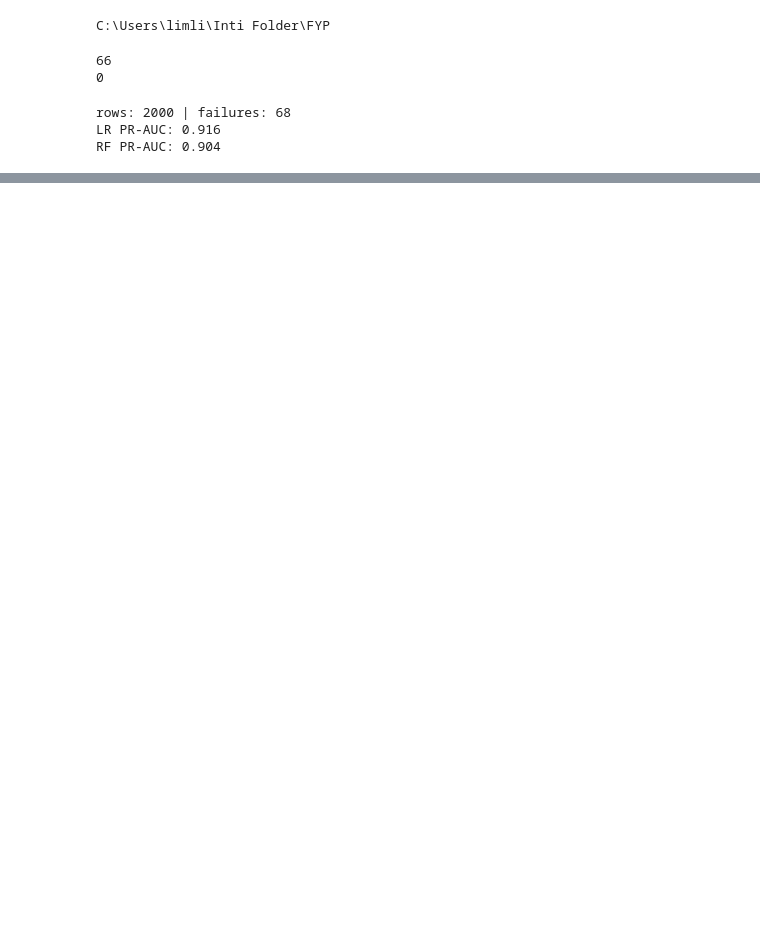
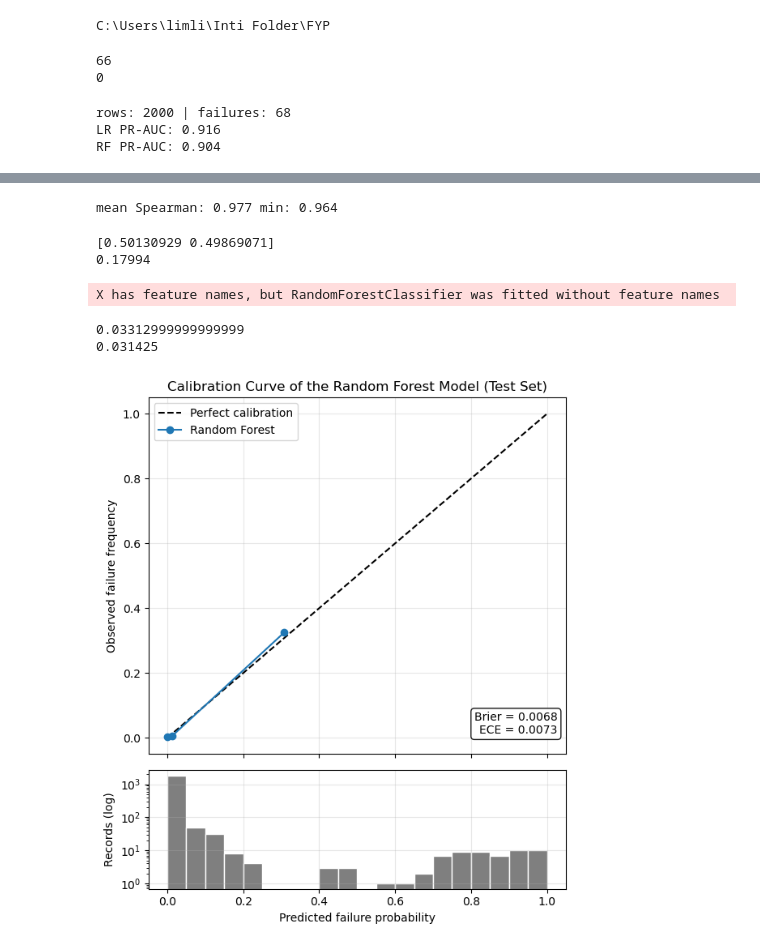
Before and after one commit to LimLinXuan/FYP-Predictive-Maintenance-System, a Jupyter notebook: AI pipeline development.ipynb, the cells around one changed output, grey strips where cells are left out. Drawn from its saved outputs; the diff is of its cells as text; code cells hidden in the pictures; blank space fills up the shorter version.

```diff
--- a/AI pipeline development.ipynb
+++ b/AI pipeline development.ipynb
@@ -1030,0 +1059,66 @@ RF PR-AUC: 0.904
+# %%
+import shap, numpy as np
+from scipy.stats import spearmanr
+from sklearn.ensemble import RandomForestClassifier
+
+imps = []
+for seed in [1, 2, 3, 4, 5]:
+    m = RandomForestClassifier(n_estimators=100, class_weight='balanced',
+                               random_state=seed).fit(X_train_scaled, y_train)
+    sv = shap.TreeExplainer(m).shap_values(X_test_scaled)
+    sv = sv[1] if isinstance(sv, list) else sv[:, :, 1]
+    imps.append(np.abs(sv).mean(axis=0))
+
+rho = [spearmanr(imps[i], imps[j])[0] for i in range(5) for j in range(i + 1, 5)]
+print("mean Spearman:", round(np.mean(rho), 3), "min:", round(np.min(rho), 3))
+# %% [output]
+mean Spearman: 0.977 min: 0.964
+# %%
+explainer = shap.TreeExplainer(rf)
+print(explainer.expected_value)        # 若約 0.5 → 上述解釋成立
+print(rf.predict_proba(X_train)[:,1].mean())   # 約 0.03
+# %% [output]
+[0.50130929 0.49869071]
+0.17994
+X has feature names, but RandomForestClassifier was fitted without feature names
+# %%
+print(rf.predict_proba(X_train_scaled)[:,1].mean())
+print(rf.predict_proba(X_test_scaled)[:,1].mean())   # 應該接近 4.12.1 的 3.1%
+# %% [output]
+0.03312999999999999
+0.031425
+# %%
+import numpy as np
+import matplotlib.pyplot as plt
+from sklearn.calibration import calibration_curve
+
+# Quantile-binned curve (same settings as the evaluation cell)
+prob_true, prob_pred = calibration_curve(y, p, n_bins=10, strategy='quantile')
+
+fig, (ax1, ax2) = plt.subplots(
+    2, 1, figsize=(6, 7), gridspec_kw={'height_ratios': [3, 1]}, sharex=True
+)
+
+# --- Reliability diagram ---
+ax1.plot([0, 1], [0, 1], 'k--', label='Perfect calibration')
+ax1.plot(prob_pred, prob_true, 'o-', color='#1f77b4', label='Random Forest')
+ax1.set_ylabel('Observed failure frequency')
+ax1.set_title('Calibration Curve of the Random Forest Model (Test Set)')
+ax1.legend(loc='upper left')
+ax1.grid(alpha=0.3)
+ax1.text(0.98, 0.05, f'Brier = {brier:.4f}\nECE = {ece:.4f}',
+         transform=ax1.transAxes, ha='right', va='bottom',
+         bbox=dict(boxstyle='round', facecolor='white', alpha=0.9))
+
+# --- Histogram of predicted probabilities (log scale, shows class imbalance) ---
+ax2.hist(p, bins=20, range=(0, 1), color='#7f7f7f', edgecolor='white')
+ax2.set_yscale('log')
+ax2.set_xlabel('Predicted failure probability')
+ax2.set_ylabel('Records (log)')
+ax2.grid(alpha=0.3)
+
+plt.tight_layout()
+plt.savefig('calibration_curve.png', dpi=300, bbox_inches='tight')
+plt.show()
+# %% [output]
+[figure, added]
```
Also changed, not shown: parts of 18 cells of this notebook.
